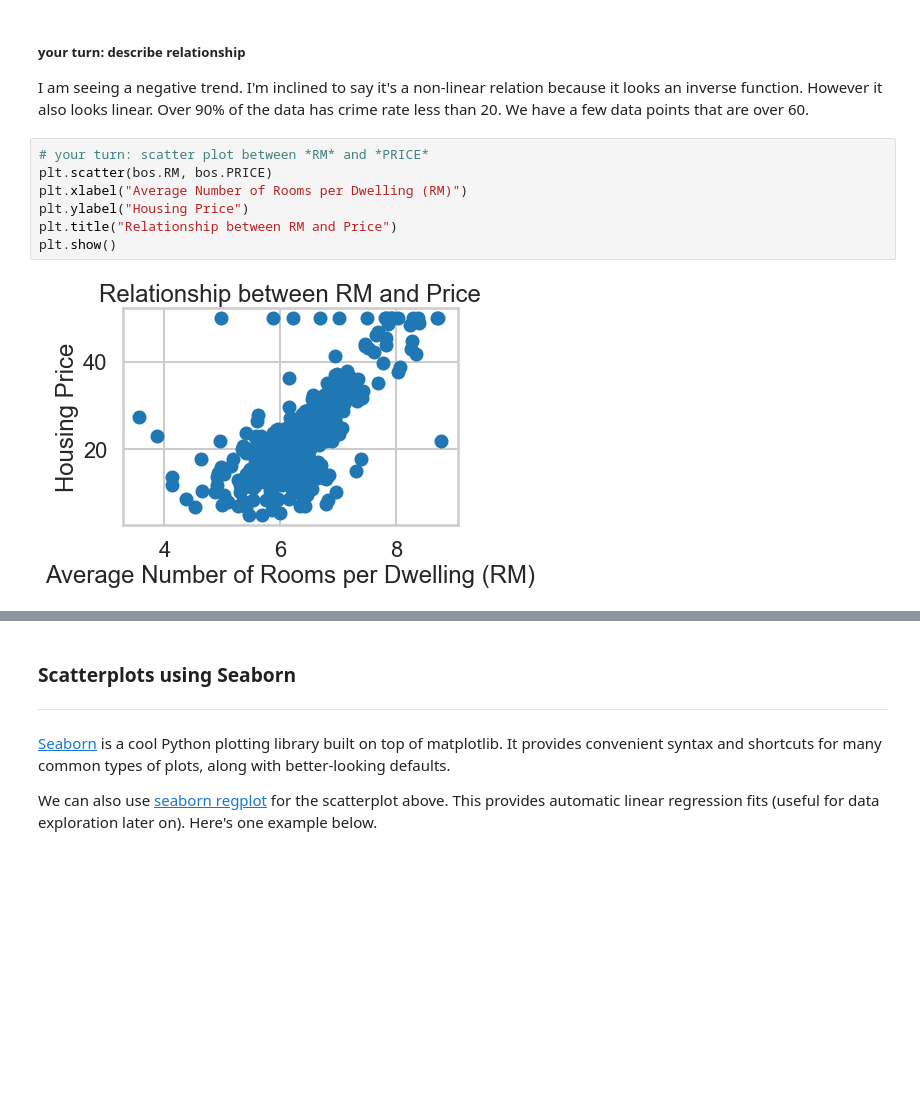
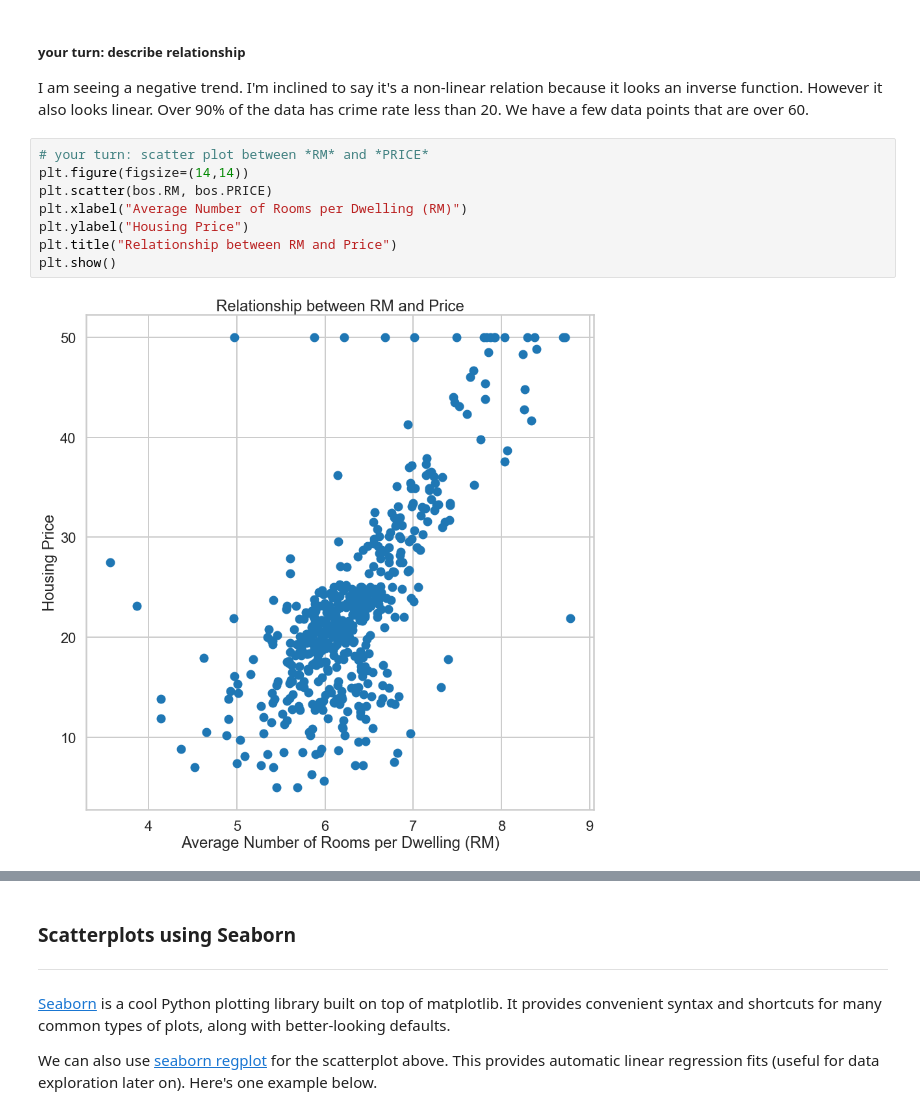
Before and after one commit to hershcode/Springboard, a Jupyter notebook: Machine_Learning/linear_regression/Mini_Project_Linear_Regression.ipynb, the cells around one changed output, grey strips where cells are left out. Cells and saved outputs as stored; diff of their text form; blank space fills up the shorter version.

```diff
--- a/Machine_Learning/linear_regression/Mini_Project_Linear_Regression.ipynb
+++ b/Machine_Learning/linear_regression/Mini_Project_Linear_Regression.ipynb
@@ -282,12 +283,13 @@ plt.show()
 I am seeing a negative trend. I'm inclined to say it's a non-linear relation because it looks an inverse function. However it also looks linear. Over 90% of the data has crime rate less than 20. We have a few data points that are over 60.
 # %%
 # your turn: scatter plot between *RM* and *PRICE*
+plt.figure(figsize=(14,14))
 plt.scatter(bos.RM, bos.PRICE)
 plt.xlabel("Average Number of Rooms per Dwelling (RM)")
 plt.ylabel("Housing Price")
 plt.title("Relationship between RM and Price")
 plt.show()
 # %% [output]
-[figure, old version]
+[figure, new version]
 # %%
 # your turn: scatter plot between *PTRATIO* and *PRICE*
```
Also changed, not shown: parts of 23 cells of this notebook.
